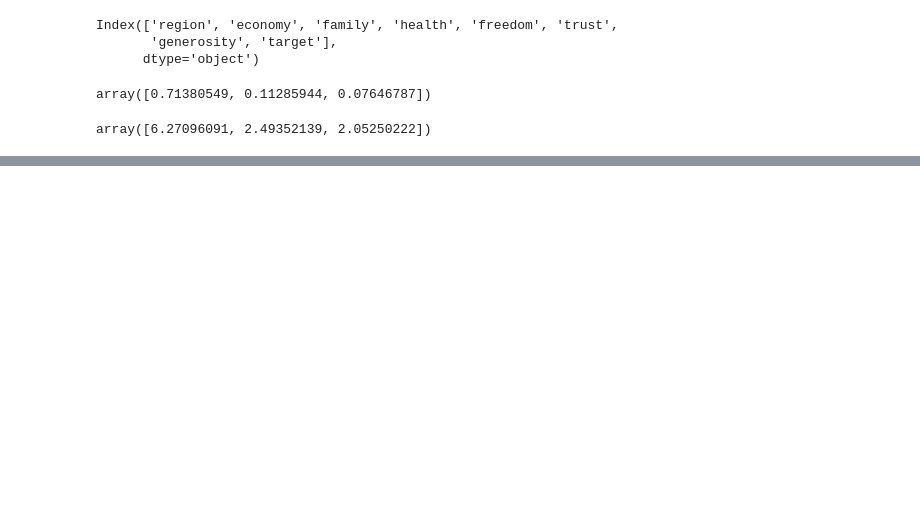
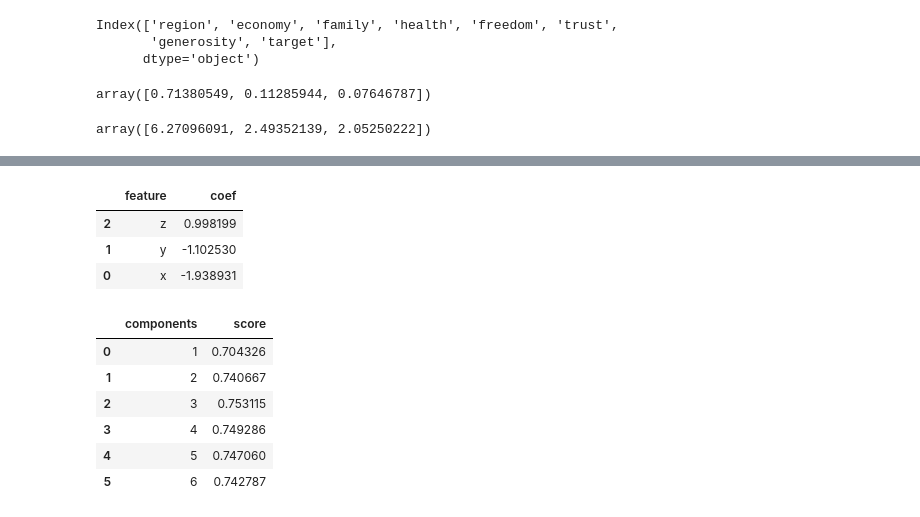
Before and after one commit to mikulatomas/statistics, a Jupyter notebook: regression/pca_regression.ipynb, the cells around one changed output, grey strips where cells are left out. Saved outputs shown, nothing was run; the diff lists cells and outputs as text; code cells hidden in the pictures; blank space fills up the shorter version.

```diff
--- a/regression/pca_regression.ipynb
+++ b/regression/pca_regression.ipynb
@@ -54,0 +60,27 @@ Test score
+# %%
+coef_table(model.coef_, ['x', 'y', 'z'])
+# %% [output]
+|  | feature | coef |
+| 2 | z | 0.998199 |
+| 1 | y | -1.102530 |
+| 0 | x | -1.938931 |
+# %%
+scores = []
+components = []
+for i in range(1, len(df_train.columns) - 1):
+    pca = PCA(n_components=i)
+    pca = pca.fit(train_X)
+    transformed_train_X = pca.transform(train_X)
+    transformed_test_X = pca.transform(test_X)
+    components.append(i)
+    scores.append(cross_val_score(LinearRegression(), transformed_train_X, train_y).mean())
+
+pd.DataFrame(zip(components, scores), columns=['components', 'score'])
+# %% [output]
+|  | components | score |
+| 0 | 1 | 0.704326 |
+| 1 | 2 | 0.740667 |
+| 2 | 3 | 0.753115 |
+| 3 | 4 | 0.749286 |
+| 4 | 5 | 0.747060 |
+| 5 | 6 | 0.742787 |
```
Also changed, not shown: parts of 3 cells of this notebook, 3 other files.
